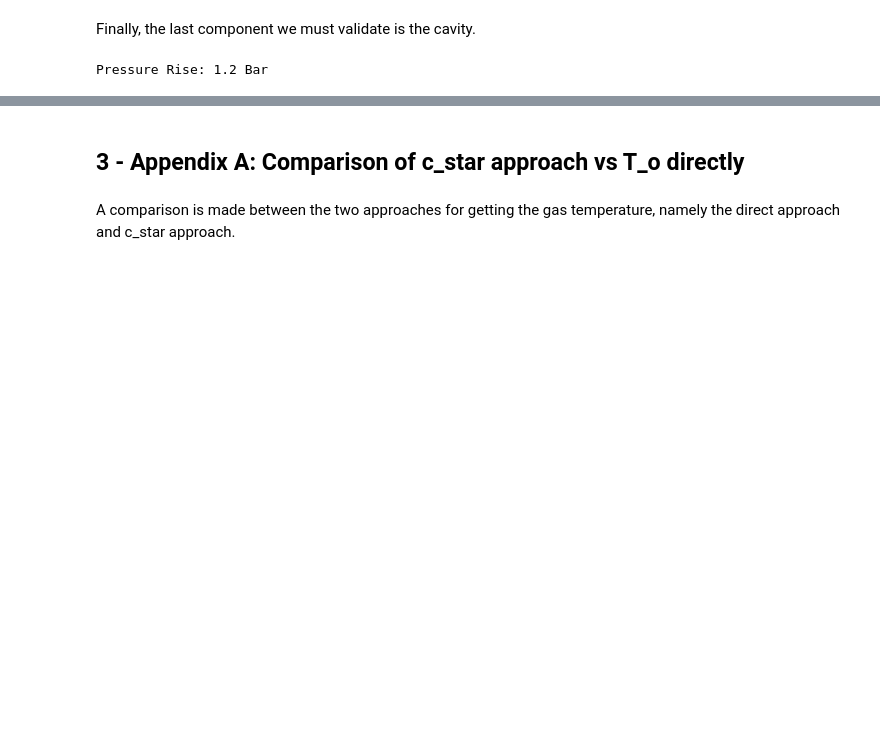
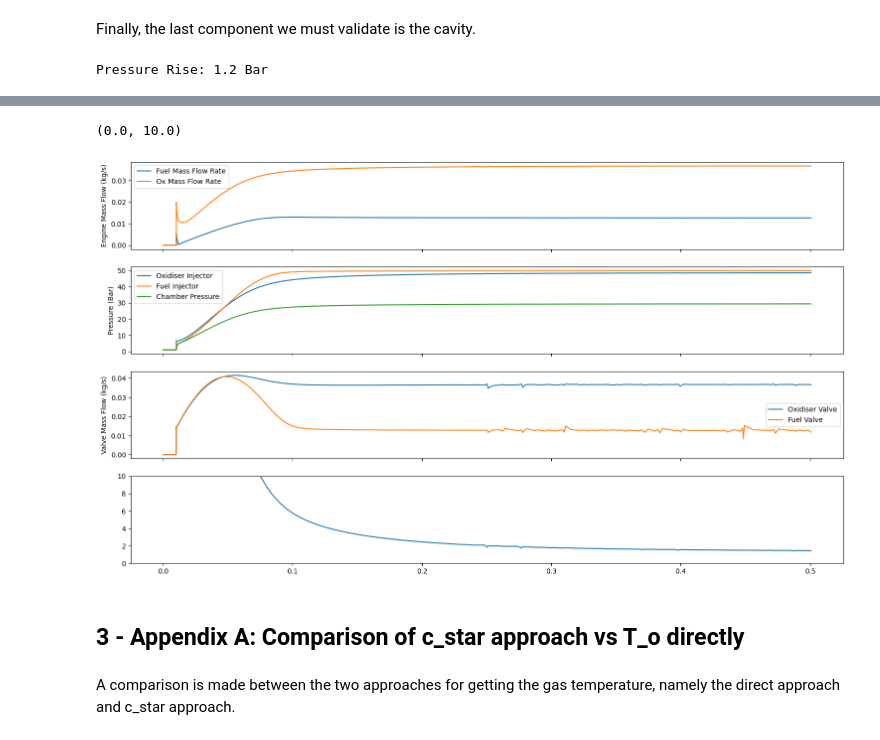
Before and after one commit to EliasAoubala/turboRocket, a Jupyter notebook: docs/gas_generator_validation.ipynb, the cells around one changed output, grey strips where cells are left out. Drawn from its saved outputs; the diff is of its cells as text; code cells hidden in the pictures; blank space fills up the shorter version.

```diff
--- a/docs/gas_generator_validation.ipynb
+++ b/docs/gas_generator_validation.ipynb
@@ -550,0 +643,5 @@ And that is us!
+# %%
+oxidiser = IncompressibleFluid(rho=rho_ox, P=p_ox)
+fuel = IncompressibleFluid(rho=rho_fu, P=p_fu)
+
+GG = GasGenerator(Ox="N2O", Fu="Isopropanol", Pcc=P_cc, MR=MR)
@@ -550,0 +650,13 @@ And that is us!
+# %%
+GG.injector_cond(ox_in=oxidiser, fu_in=fuel, cdo=0.6, cdf=0.6)
+_ =GG.size_system(m_dot=m_dot, eta_c=eta_c)
+_ = GG.get_geometry()
+
+GG.set_l_star(L_star=L_star)
+GG.set_pcc_transient(P_cc_transient=P_cc_init)
+
+ox_valve._pos = 0
+fu_valve._pos = 0
+
+ox_cavity._fluid.set_pressure(P=p_init)
+fu_cavity._fluid.set_pressure(P=p_init)
@@ -551,3 +785,33 @@ And that is us!
+# %%
+fig, ax = plt.subplots(4, sharex=True)
+
+fig.set_size_inches(18.5, 10.5)
+
+ax[0].plot(t_array, m_fu_array, label="Fuel Mass Flow Rate")
+ax[0].plot(t_array, m_ox_array, label="Ox Mass Flow Rate")
+
+ax[0].legend()
+ax[0].set_ylabel("Engine Mass Flow (kg/s)")
+
+ax[1].plot(t_array, np.array(p_ox_array) / 1e5, label="Oxidiser Injector")
+ax[1].plot(t_array, np.array(p_fu_array) / 1e5, label="Fuel Injector")
+ax[1].plot(t_array, np.array(Pcc_array) / 1e5, label="Chamber Pressure")
+# plt.plot(t_array, ox_valve_array, label = "Oxidiser Valve")
+# plt.plot(t_array, fu_valve_array, label = "Fuel Valve")
+ax[1].legend()
+ax[1].set_ylabel("Pressure (Bar)")
+
+ax[2].plot(t_array, ox_valve_array, label = "Oxidiser Valve")
+ax[2].plot(t_array, fu_valve_array, label = "Fuel Valve")
+ax[2].legend()
+ax[2].set_ylabel("Valve Mass Flow (kg/s)")
+
+ax[3].plot(t_array, (50e5 - np.array(p_ox_array))/1e5)
+ax[3].set_ylim([0,10])
+# ax[3].set_xlim([0.01,0.012])
+# %% [output]
+(0.0, 10.0)
+[figure, added]
 # %% [markdown]
 ## 3 - Appendix A: Comparison of c_star approach vs T_o directly
 # %% [markdown]
```
Also changed, not shown: parts of 16 cells of this notebook, 1 other file.
